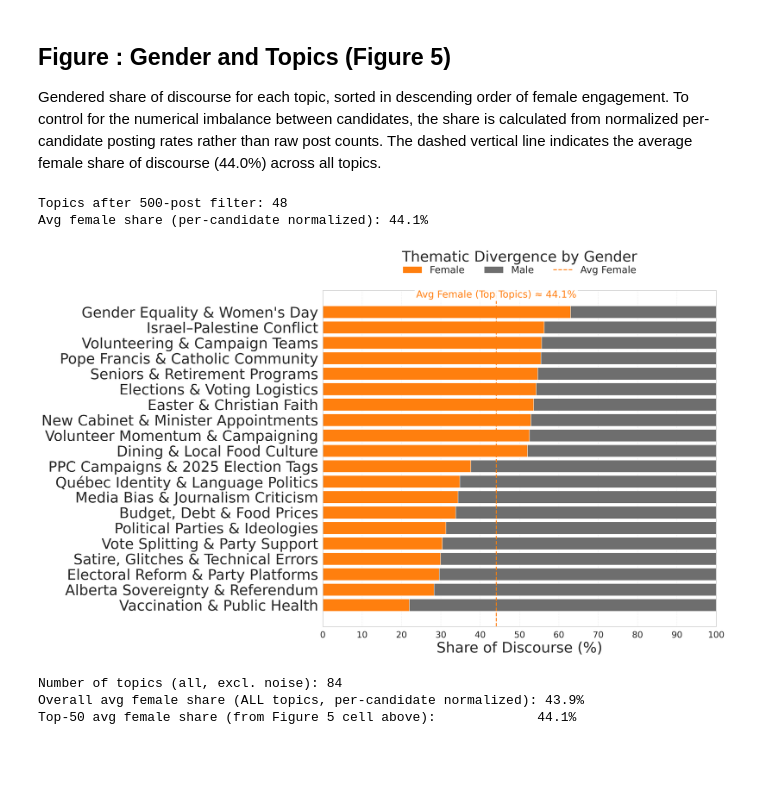
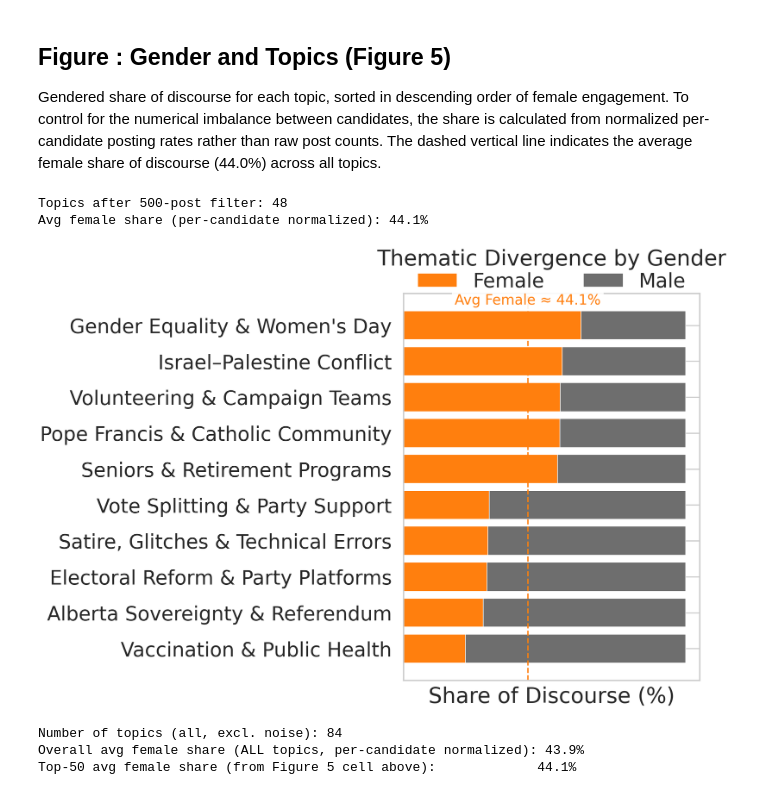
Before and after one commit to ZeynepP/gendered-political-discourse, a Jupyter notebook: gender-analysis.ipynb, the cells around one changed output. Drawn from its saved outputs; the diff is of its cells as text; code cells hidden in the pictures; blank space fills up the shorter version.

```diff
--- a/gender-analysis.ipynb
+++ b/gender-analysis.ipynb
@@ -342,11 +567,6 @@ all_labels = [
     for topic in df['topic_id']
 ]
 # %%
-import numpy as np
-import pandas as pd
-import matplotlib.pyplot as plt
-from matplotlib.lines import Line2D
-
 CAND_COL = "candidate_id"
 
 df = pd.read_json("./data/canadian_election_2025_posts.jsonl", lines=True)
@@ -399,8 +619,8 @@ df_sorted_all = df_pct.sort_values("female", ascending=True)
 female_avg_pct = 100 * df_sorted_all["female"].mean()
 
 df_topics_sorted = pd.concat([
-    df_sorted_all.head(10),
-    df_sorted_all.tail(10)
+    df_sorted_all.head(5),
+    df_sorted_all.tail(5)
 ]).sort_values("female", ascending=True)
 
 print(f"Topics after 500-post filter: {len(df_sorted_all)}")
@@ -410,7 +630,7 @@ print(f"Avg female share (per-candidate normalized): {female_avg_pct:.1f}%")
 y = np.arange(len(df_topics_sorted))
 left = np.zeros(len(df_topics_sorted))
 
-fig, ax = plt.subplots(figsize=(20, 12), dpi=300)
+fig, ax = plt.subplots(figsize=(FULL_W, 5.0))
 
 for gender in ["female", "male"]:
     label = "Female" if gender == "female" else "Male"
@@ -420,61 +640,54 @@ for gender in ["female", "male"]:
         left=left * 100,
         color=GENDER_PALETTE.get(label, "gray"),
         label=label,
         edgecolor="white",
-        linewidth=0.8
+        linewidth=0.4
     )
     left += df_topics_sorted[gender].values
 
 ax.axvline(
     female_avg_pct,
-    color=GENDER_PALETTE.get("Female", "orange"),
+    color=GENDER_PALETTE["Female"],
     linestyle="--",
-    linewidth=2.0
+    linewidth=1.0
 )
 
 ax.text(
-    female_avg_pct, y[-1] + 0.8,
-    f"Avg Female (Top Topics) ≈ {female_avg_pct:.1f}%",
-    ha="center", va="bottom", fontsize=20,
-    color=GENDER_PALETTE.get("Female", "orange"),
-    bbox=dict(facecolor="white", edgecolor="none", alpha=0.9, pad=3)
+    female_avg_pct, y[-1] + 0.5,
+    f"Avg Female ≈ {female_avg_pct:.1f}%",
+    ha="center", va="bottom",
+    color=GENDER_PALETTE["Female"],fontsize=10,
+    bbox=dict(facecolor="white", edgecolor="none", alpha=0.9, pad=2)
 )
 
 ax.set_yticks(y)
-ax.set_yticklabels(df_topics_sorted.index, fontsize=30)
-ax.set_xlim(0, 100)
-ax.set_xlabel("Share of Discourse (%)", fontsize=30)
-ax.set_title("Thematic Divergence by Gender", fontsize=30, pad=60)
+ax.set_yticklabels([fill(str(t), 35) for t in df_topics_sorted.index])
+
+ax.set_xlabel("Share of Discourse (%)")
+ax.set_title("Thematic Divergence by Gender", pad=20)
 
 ax.xaxis.set_major_locator(plt.MultipleLocator(10))
-ax.tick_params(axis="x", labelsize=18)
-ax.grid(axis="x", linestyle=":", alpha=0.5)
-
-line_proxy = Line2D(
-    [0], [0],
-    color=GENDER_PALETTE.get("Female", "orange"),
-    linestyle="--", linewidth=2.0,
-    label="Avg Female"
-)
-
+ax.grid(axis="x", linestyle=":", alpha=0.4)
+ax.set_xticks([])
+line_proxy = Line2D([0], [0], color=GENDER_PALETTE["Female"],
+                    linestyle="--", linewidth=1.0, label="Avg Female")
 handles, labels = ax.get_legend_handles_labels()
 ax.legend(
-    handles + [line_proxy],
-    labels + ["Avg Female"],
+    handles ,
+    labels ,
     loc="lower center",
-    bbox_to_anchor=(0.5, 1.02),
+    bbox_to_anchor=(0.5, 0.96),
     ncol=3,
-    fontsize=20,
     frameon=False
 )
 
 plt.tight_layout()
-plt.savefig("icwsm_topic_gender_final.png", dpi=300)
+plt.savefig(f"{FIG_DIR}/icwsm_fig5.png", dpi=300)
 plt.show()
 # %% [output]
 Topics after 500-post filter: 48
 Avg female share (per-candidate normalized): 44.1%
-[figure, old version]
+[figure, new version]
 # %%
 
 # --- Overall female share: ALL topics vs Top 50 ---
```
Also changed, not shown: parts of 11 cells of this notebook, 15 other files.
